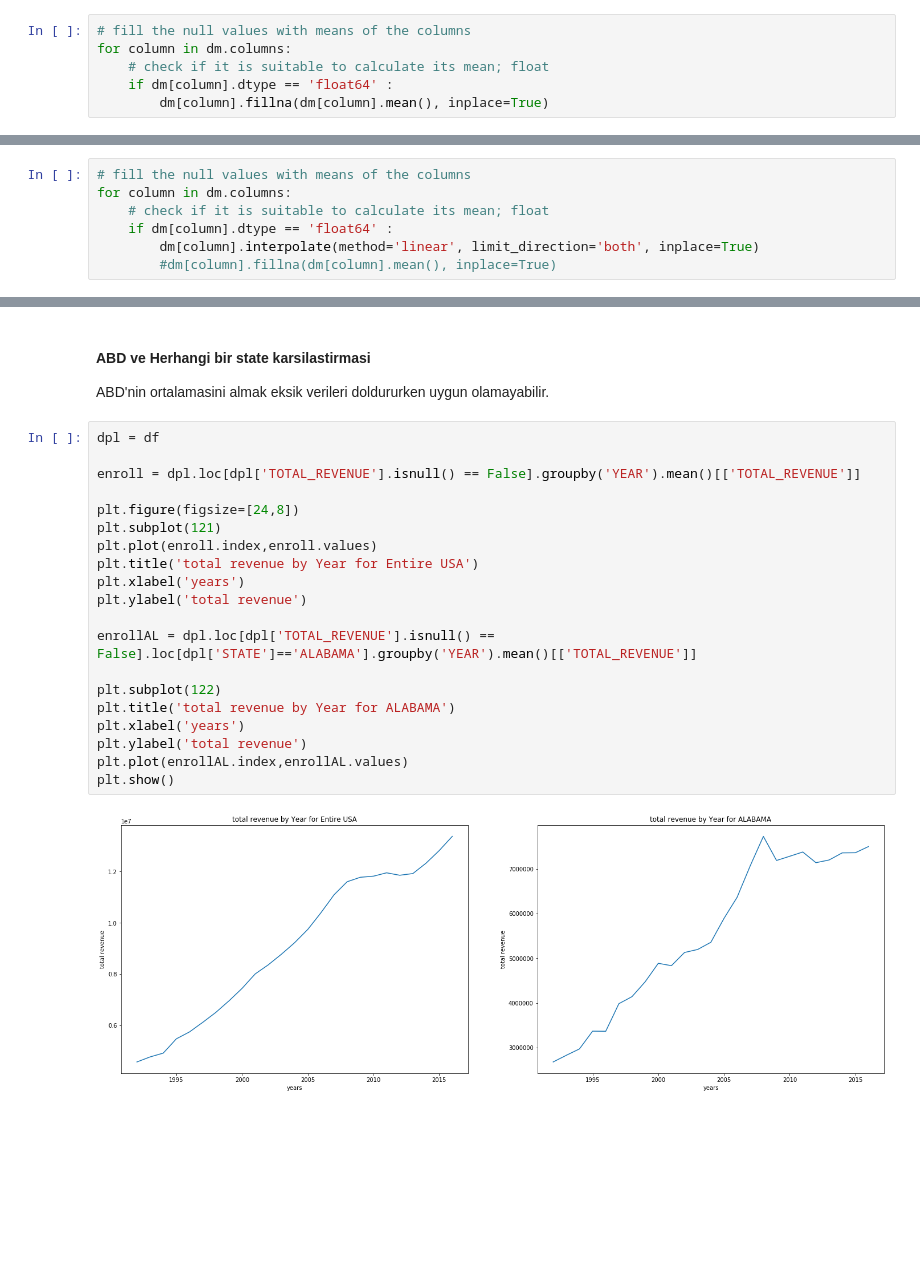
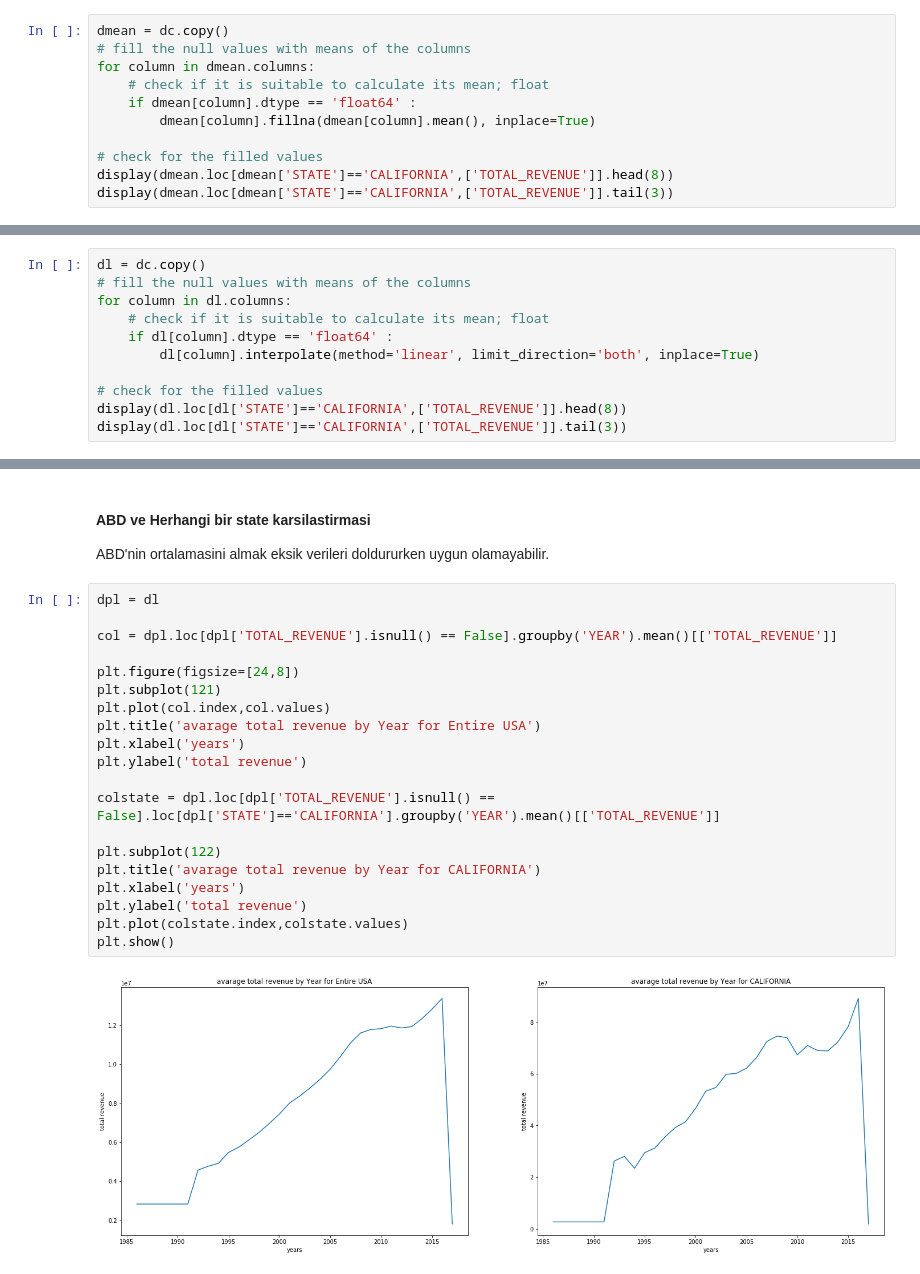
Before and after one commit to ahmetpergamum/datascience, a Jupyter notebook: 03_exploratory_analysis/assignment03datacleaning.ipynb, the cells around one changed output, grey strips where cells are left out. Drawn from its saved outputs; the diff is of its cells as text; blank space fills up the shorter version.

```diff
--- a/03_exploratory_analysis/assignment03datacleaning.ipynb
+++ b/03_exploratory_analysis/assignment03datacleaning.ipynb
@@ -179,6 +259,11 @@ dm
 # %%
+dmean = dc.copy()
 # fill the null values with means of the columns
-for column in dm.columns:
+for column in dmean.columns:
     # check if it is suitable to calculate its mean; float
-    if dm[column].dtype == 'float64' :
-        dm[column].fillna(dm[column].mean(), inplace=True)
+    if dmean[column].dtype == 'float64' :
+        dmean[column].fillna(dmean[column].mean(), inplace=True)
+
+# check for the filled values
+display(dmean.loc[dmean['STATE']=='CALIFORNIA',['TOTAL_REVENUE']].head(8))
+display(dmean.loc[dmean['STATE']=='CALIFORNIA',['TOTAL_REVENUE']].tail(3))
@@ -211,7 +313,11 @@ Bu sefer, eksik değerleri enterpolasyon yaparak doldurun.
 # %%
+dl = dc.copy()
 # fill the null values with means of the columns
-for column in dm.columns:
+for column in dl.columns:
     # check if it is suitable to calculate its mean; float
-    if dm[column].dtype == 'float64' :
-        dm[column].interpolate(method='linear', limit_direction='both', inplace=True)
-        #dm[column].fillna(dm[column].mean(), inplace=True)
+    if dl[column].dtype == 'float64' :
+        dl[column].interpolate(method='linear', limit_direction='both', inplace=True)
+
+# check for the filled values
+display(dl.loc[dl['STATE']=='CALIFORNIA',['TOTAL_REVENUE']].head(8))
+display(dl.loc[dl['STATE']=='CALIFORNIA',['TOTAL_REVENUE']].tail(3))
@@ -308,24 +465,24 @@ TOTAL_VERI: 1986-2017  32 yil
 #### ABD ve Herhangi bir state karsilastirmasi
 ABD'nin ortalamasini almak eksik verileri doldururken uygun olamayabilir.
 # %%
-dpl = df
+dpl = dl
 
-enroll = dpl.loc[dpl['TOTAL_REVENUE'].isnull() == False].groupby('YEAR').mean()[['TOTAL_REVENUE']]
+col = dpl.loc[dpl['TOTAL_REVENUE'].isnull() == False].groupby('YEAR').mean()[['TOTAL_REVENUE']]
 
 plt.figure(figsize=[24,8])
 plt.subplot(121)
-plt.plot(enroll.index,enroll.values)
-plt.title('total revenue by Year for Entire USA')
+plt.plot(col.index,col.values)
+plt.title('avarage total revenue by Year for Entire USA')
 plt.xlabel('years')
 plt.ylabel('total revenue')
 
-enrollAL = dpl.loc[dpl['TOTAL_REVENUE'].isnull() == False].loc[dpl['STATE']=='ALABAMA'].groupby('YEAR').mean()[['TOTAL_REVENUE']]
+colstate = dpl.loc[dpl['TOTAL_REVENUE'].isnull() == False].loc[dpl['STATE']=='CALIFORNIA'].groupby('YEAR').mean()[['TOTAL_REVENUE']]
 
 plt.subplot(122)
-plt.title('total revenue by Year for ALABAMA')
+plt.title('avarage total revenue by Year for CALIFORNIA')
 plt.xlabel('years')
 plt.ylabel('total revenue')
-plt.plot(enrollAL.index,enrollAL.values)
+plt.plot(colstate.index,colstate.values)
 plt.show()
 # %% [output]
-[figure, old version]
+[figure, new version]
```
Also changed, not shown: parts of 15 cells of this notebook, 3 other files.
